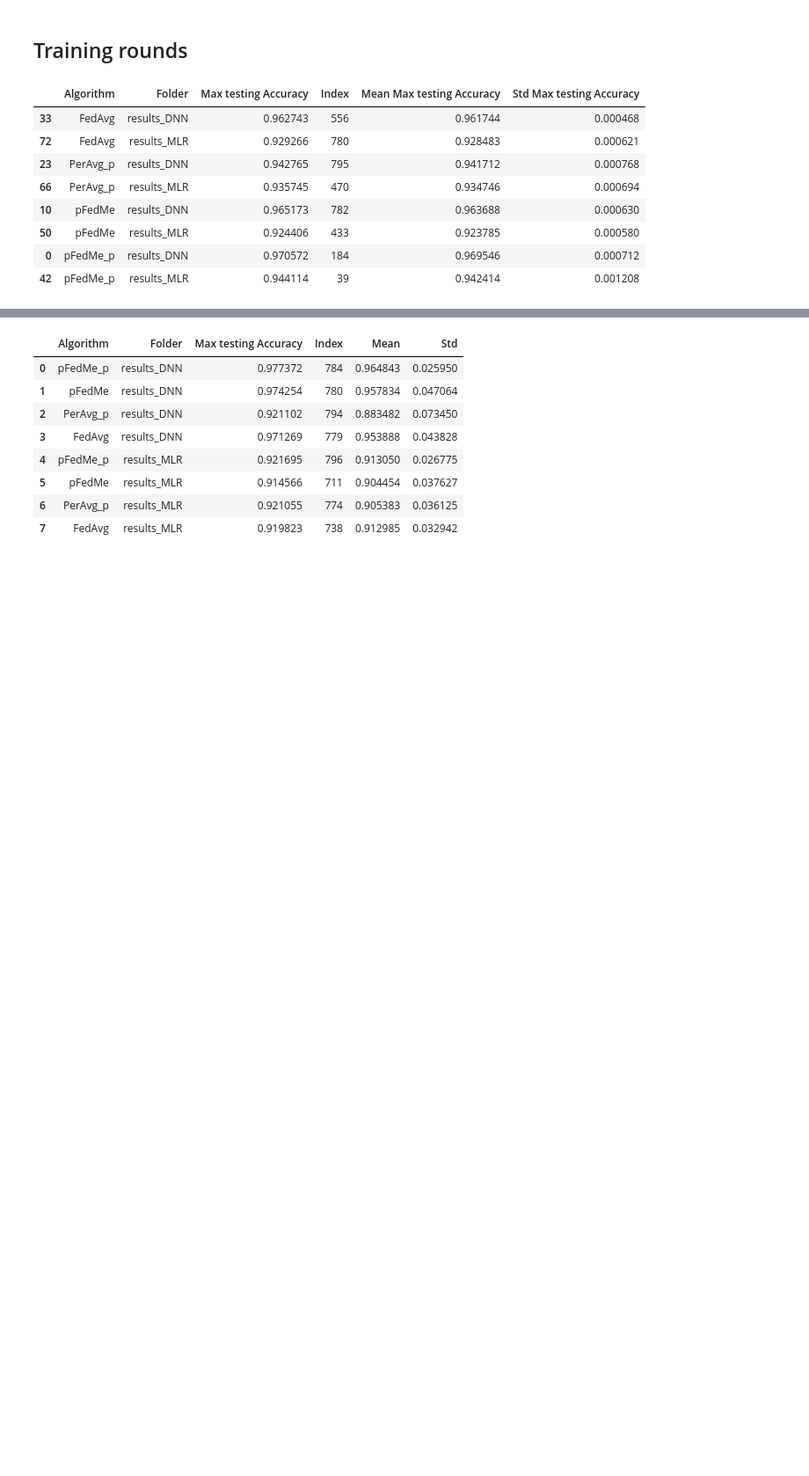
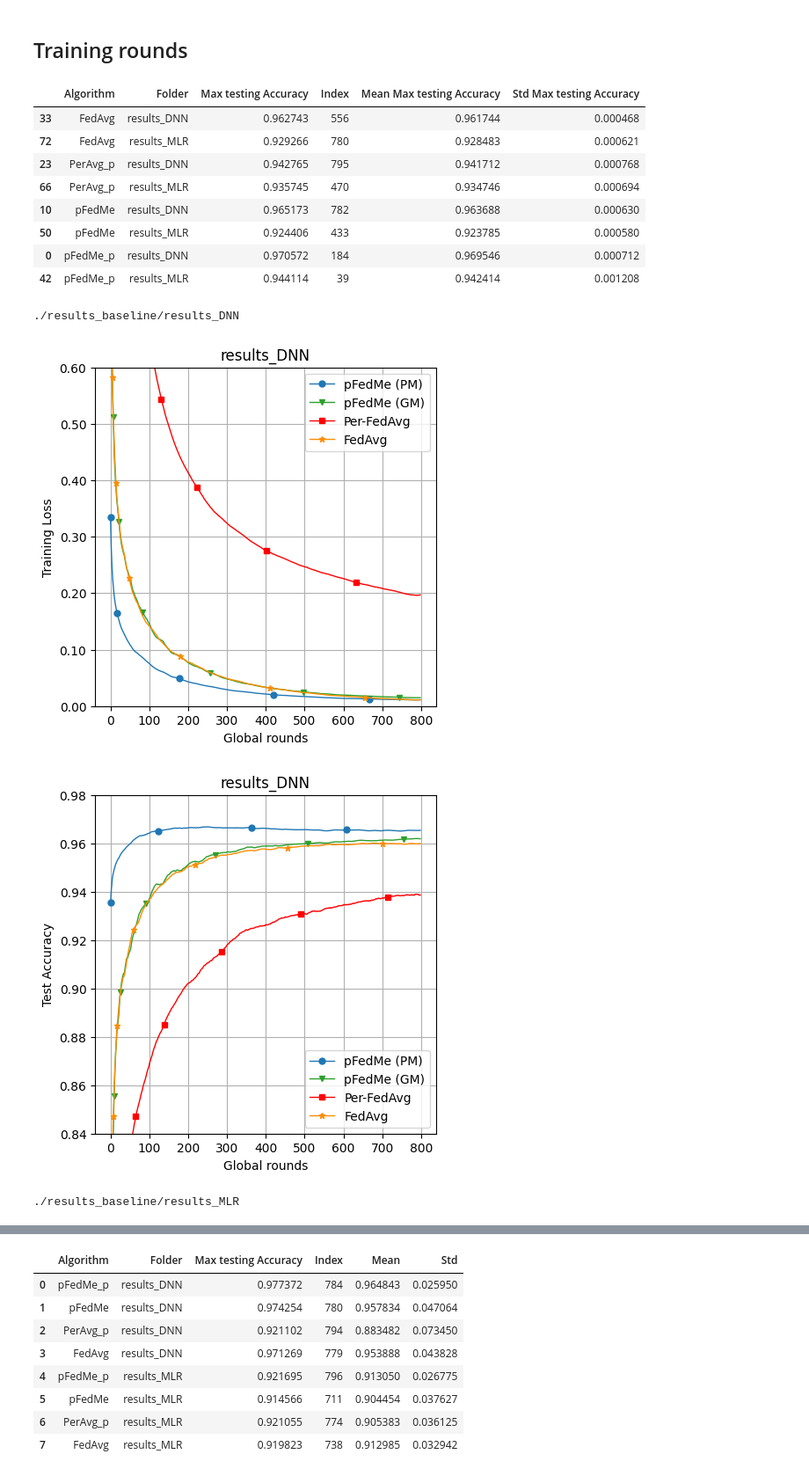
Before and after one commit to Blackangoo/DDLS_Project, a Jupyter notebook: print_results.ipynb, the cells around one changed output, grey strips where cells are left out. Shown at 88% size. Saved outputs shown, nothing was run; the diff lists cells and outputs as text; code cells hidden in the pictures; blank space fills up the shorter version.

Commit message:
changed attack on peravg et generate the plots

```diff
--- a/print_results.ipynb
+++ b/print_results.ipynb
@@ -73,3 +73,10 @@ max_df(num_users=num_users, folders=folders)
 | 50 | pFedMe | results_MLR | 0.924406 | 433 | 0.923785 | 0.000580 |
 | 0 | pFedMe_p | results_DNN | 0.970572 | 184 | 0.969546 | 0.000712 |
 | 42 | pFedMe_p | results_MLR | 0.944114 | 39 | 0.942414 | 0.001208 |
+# %%
+plot_comparison(num_users=num_users, folders=folders)
+# %% [output]
+./results_baseline/results_DNN
+[figure, added]
+[figure, added]
+./results_baseline/results_MLR
```
Also changed, not shown: parts of 5 cells of this notebook, 20 other files.
